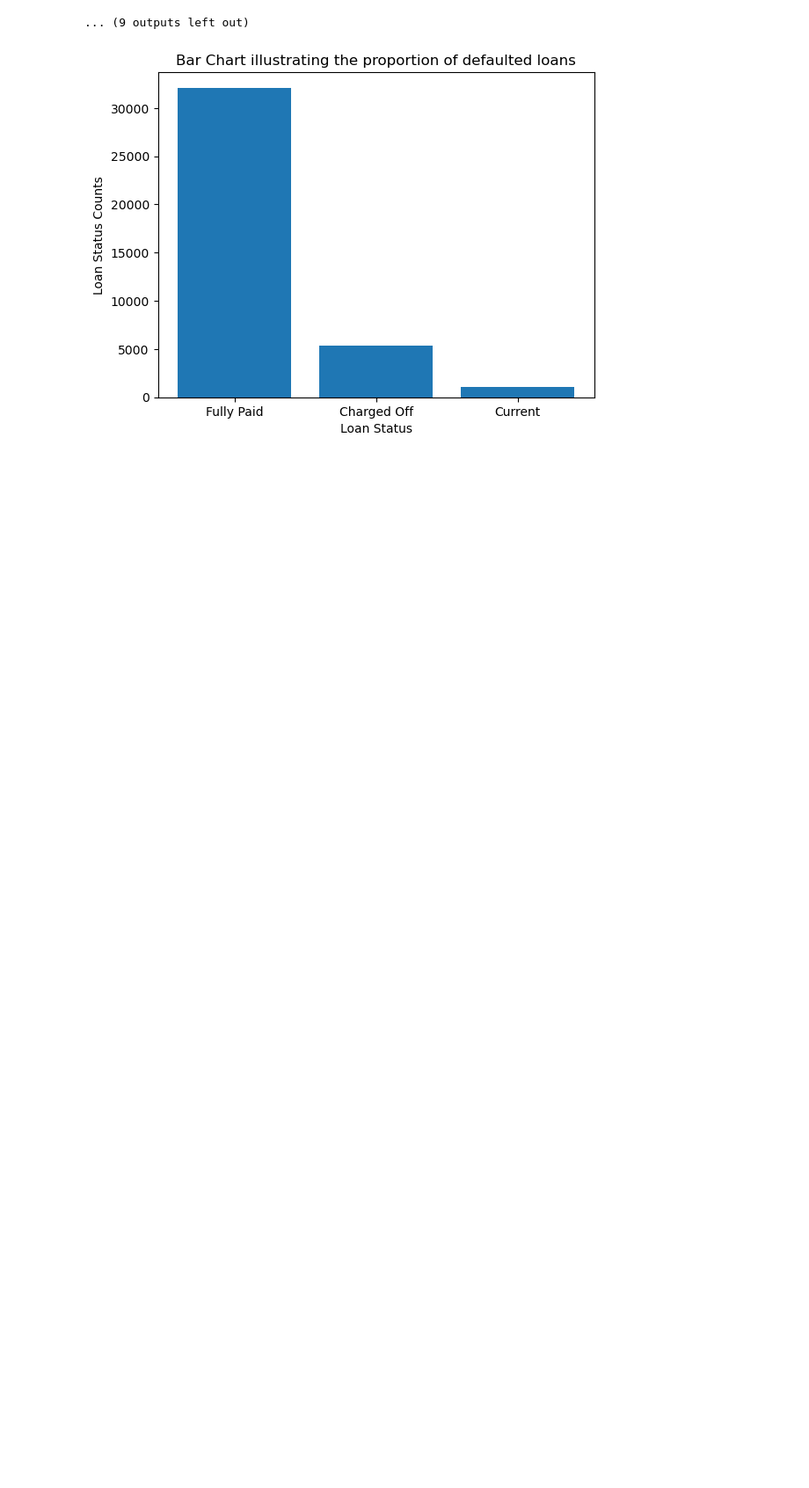
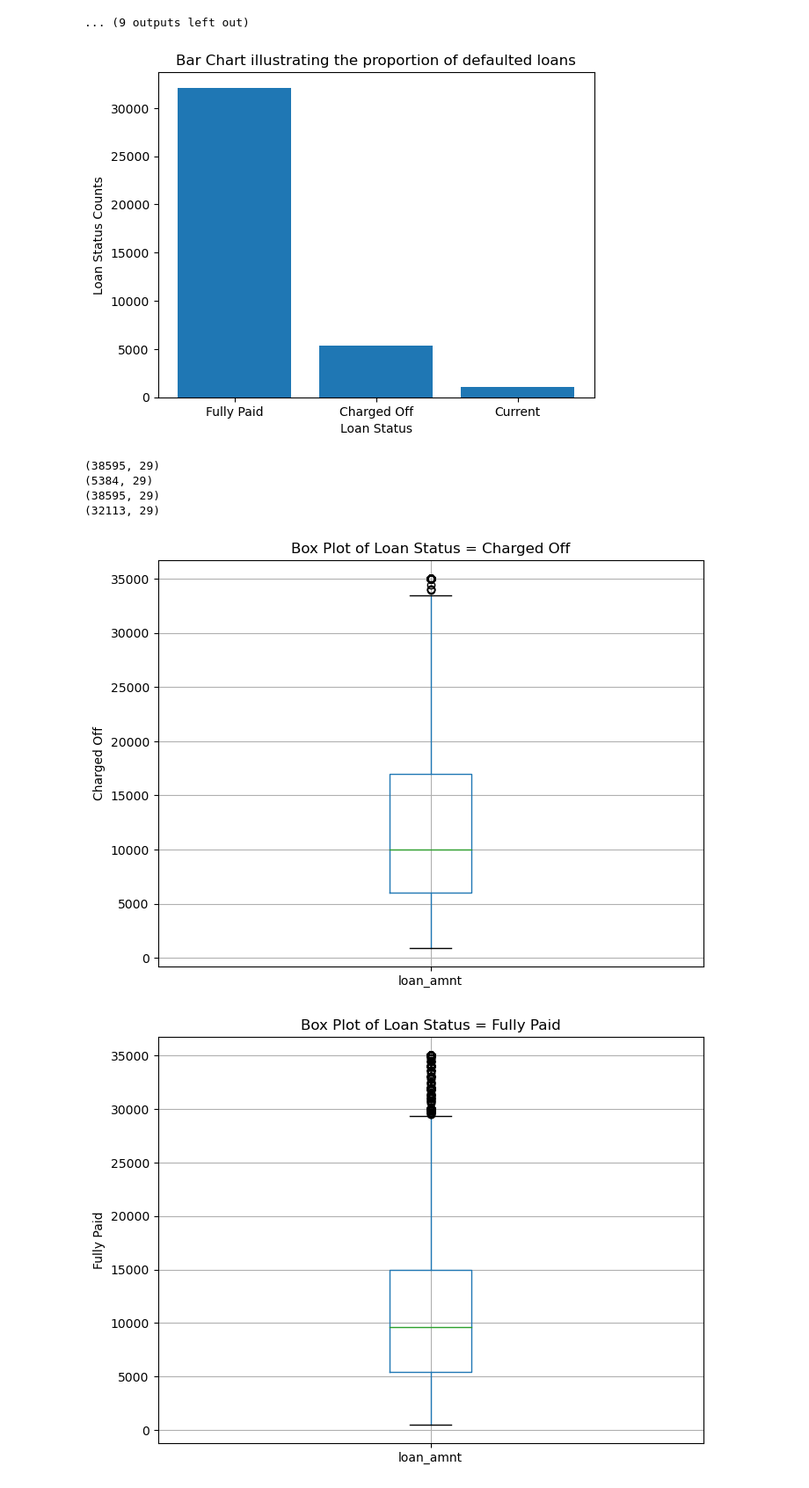
Before and after one commit to ashandish/Lending_Club_Case_Study, a Jupyter notebook: Ashish_Kumar_Sharma.ipynb, the cells around one changed output. Shown: that part at 88% size. Drawn from its saved outputs; the diff is of its cells as text; code cells hidden in the pictures; blank space fills up the shorter version.

Commit message:
Python file for Lending Club Case Study

```diff
--- a/Ashish_Kumar_Sharma.ipynb
+++ b/Ashish_Kumar_Sharma.ipynb
@@ -240,3 +240,30 @@ plt.show()
 [figure]
 # %%
 #Check the variation of loan amount for Fully Paid and Loan amount for Charged Off
+import pandas as pd
+import matplotlib.pyplot as plt
+
+df2 = pd.read_csv("C:\\Users\\riyan\\Downloads\\Case Study\\loan\\modified6_loan.csv")
+df2_loan_status_charged_off = df2[df2['loan_status']=='Charged Off']
+print(df2.shape)
+print(df2_loan_status_charged_off.shape)
+df2_loan_status_fully_paid = df2[df2['loan_status']=='Fully Paid']
+print(df2.shape)
+print(df2_loan_status_fully_paid.shape)
+plt.figure(figsize=(8, 6))
+df2_loan_status_charged_off.boxplot(column='loan_amnt')
+plt.title(f'Box Plot of Loan Status = Charged Off')
+plt.ylabel("Charged Off")
+plt.show()
+plt.figure(figsize=(8, 6))
+df2_loan_status_fully_paid.boxplot(column='loan_amnt')
+plt.title(f'Box Plot of Loan Status = Fully Paid')
+plt.ylabel("Fully Paid")
+plt.show()
+# %% [output]
+(38595, 29)
+(5384, 29)
+(38595, 29)
+(32113, 29)
+[figure, added]
+[figure, added]
```
